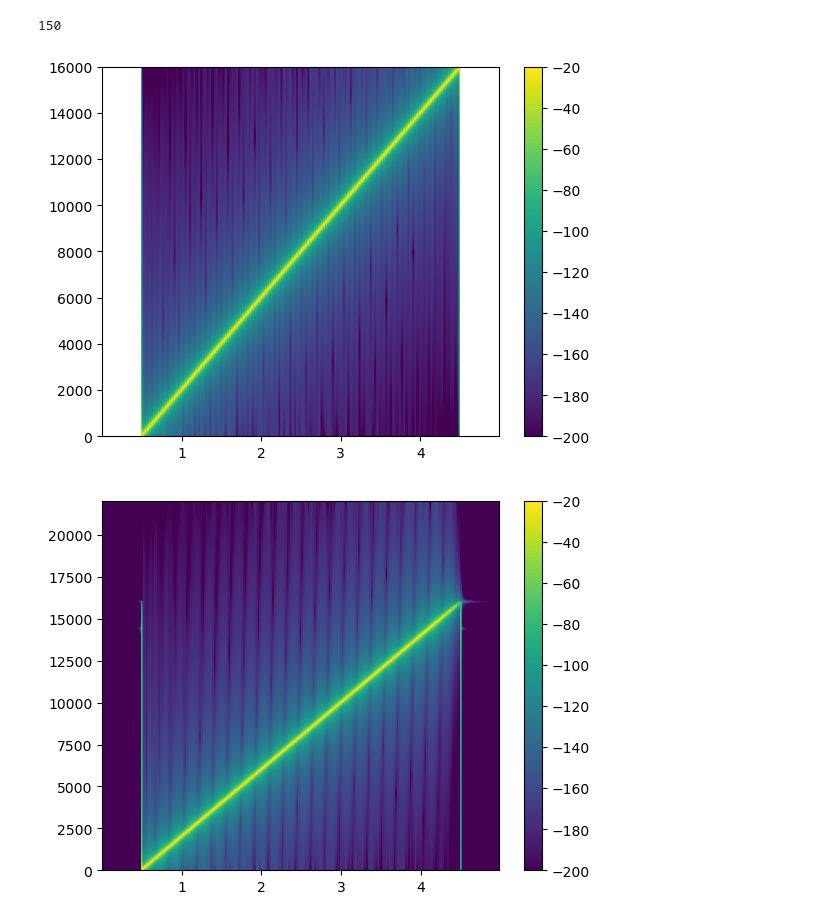
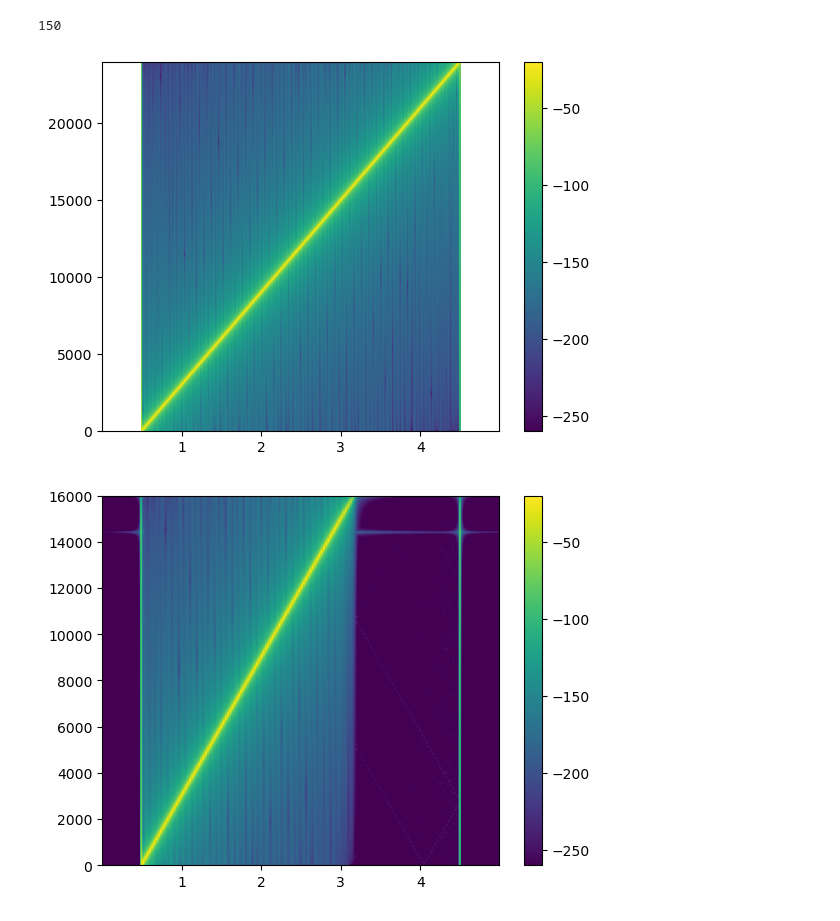
Before and after one commit to peladeaucome/PyEvalAudio, a Jupyter notebook: test.ipynb, the cells around one changed output. Cells and saved outputs as stored; diff of their text form; code cells hidden in the pictures.

```diff
--- a/test.ipynb
+++ b/test.ipynb
@@ -57,8 +57,8 @@ track_idx = 1
 track = mus[track_idx]
 
 
-in_sr = 32000
-out_sr = 44100
+in_sr = 48000
+out_sr = 32000
 
 #x = track.audio.T
 #x = np.mean(x, axis=0, keepdims=True)
@@ -98,12 +98,12 @@ len(mus)
 150
 # %%
 n_fft = 1024
-plt.specgram(x=x.signal[0], Fs=x.samplerate,vmin=-200, vmax=-20, NFFT=n_fft, scale='dB')
+plt.specgram(x=x.signal[0], Fs=x.samplerate,vmin=-260, vmax=-20, NFFT=n_fft, scale='dB')
 plt.colorbar()
 plt.show()
-plt.specgram(x=y.signal[0], Fs=y.samplerate,vmin=-200, vmax=-20, NFFT=n_fft, scale='dB')
+plt.specgram(x=y.signal[0], Fs=y.samplerate,vmin=-260, vmax=-20, NFFT=n_fft, scale='dB')
 plt.colorbar()
 plt.show()
 # %% [output]
-[figure, old version]
+[figure, new version]
-[figure, old version]
+[figure, new version]
```
Also changed, not shown: parts of 1 cell of this notebook, 16 other files.
